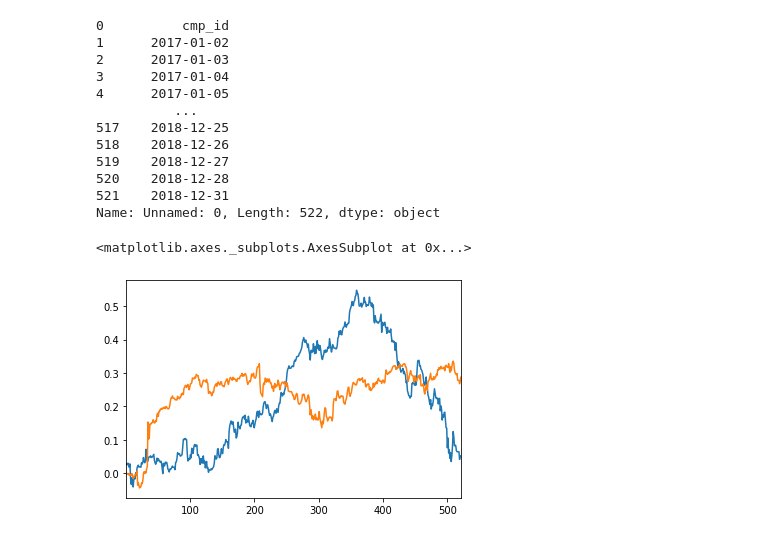
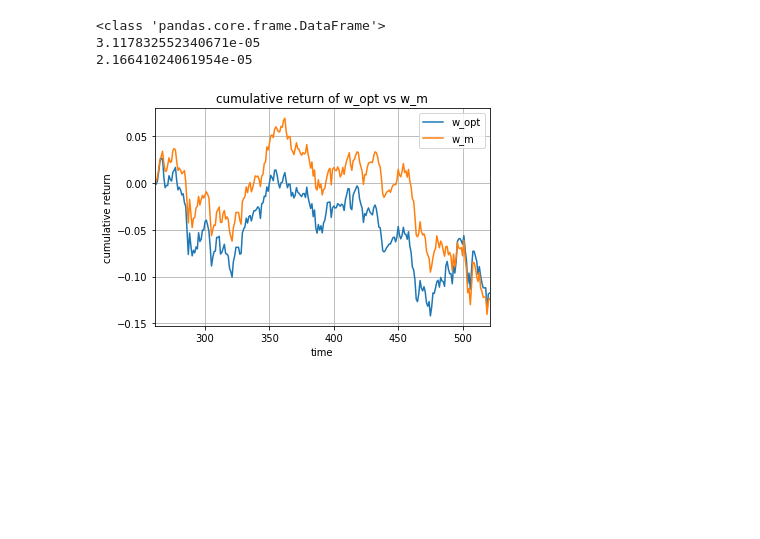
Before and after one commit to t-tht/FSP, a Jupyter notebook: notebook/3_1.ipynb, the cells around one changed output. Saved outputs shown, nothing was run; the diff lists cells and outputs as text; code cells hidden in the pictures; blank space fills up the shorter version.

```diff
--- a/notebook/3_1.ipynb
+++ b/notebook/3_1.ipynb
@@ -5,19 +6,5 @@ import numpy as np
 %matplotlib inline
 # %%
-data = pd.read_csv("../data/fsp_case_31_BSD.csv")
-print(data['Unnamed: 0'])
+df = pd.read_csv("../data/fsp_case_31_BSD.csv")
-# %% [output]
-0          cmp_id
-1      2017-01-02
-2      2017-01-03
-3      2017-01-04
-4      2017-01-05
-          ...
-517    2018-12-25
-518    2018-12-26
-519    2018-12-27
-520    2018-12-28
-521    2018-12-31
-Name: Unnamed: 0, Length: 522, dtype: object
 # %%
 #get the last 10 indices return
@@ -32,6 +16,14 @@ bank.reverse()
-# %%
-bank[0].cumsum().plot()
-bank[1].cumsum().plot()
-# %% [output]
-<matplotlib.axes._subplots.AxesSubplot at 0x...>
-[figure, removed]
+# %%
+#compute optimal weight
+C = training.cov()
+C_inv = pd.DataFrame(np.linalg.pinv(C.values), C.columns, C.index)
+
+C_inv_list = C_inv.values.tolist()
+e = np.asarray([1 for x in range(10)])
+# %%
+thing = np.matmul(C_inv_list, e)
+
+w_opt = thing/sum(thing)
+w_m = [1/10 for x in range(10)]
+# print(w_opt)
+# print("var is ", 1/sum(thing))
@@ -37,0 +41,34 @@ bank[1].cumsum().plot()
+# %%
+w_opt_cum_ret = copy.deepcopy(testing)
+w_m_cum_ret = copy.deepcopy(testing)
+
+print(type(w_opt_cum_ret))
+
+for i in range(147,157):
+    w = w_opt[i-147]
+    w_opt_cum_ret['ret.'+str(i)] = w_opt_cum_ret['ret.'+str(i)]*w
+    w_m_cum_ret['ret.'+str(i)] = w_m_cum_ret['ret.'+str(i)]*0.1
+
+
+
+
+w_opt_cum_ret.cumsum(axis=0).sum(axis=1).plot(x=list(df["Unnamed: 0"][1:]))
+w_m_cum_ret.cumsum(axis=0).sum(axis=1).plot(x=list(df["Unnamed: 0"][1:]))
+
+
+plt.grid()
+plt.title("cumulative return of w_opt vs w_m")
+plt.ylabel("cumulative return")
+plt.xlabel("time")
+plt.legend(["w_opt", "w_m"])
+plt.savefig("../result/3_1_2_a.eps",dpi=1200)
+
+
+plt.figure
+print((w_opt_cum_ret.var(axis=0).sum()))
+print((w_m_cum_ret.var(axis=0).sum()))
+# %% [output]
+<class 'pandas.core.frame.DataFrame'>
+3.117832552340671e-05
+2.16641024061954e-05
+[figure, added]
```
Also changed, not shown: parts of 3 cells of this notebook, 10 other files.
